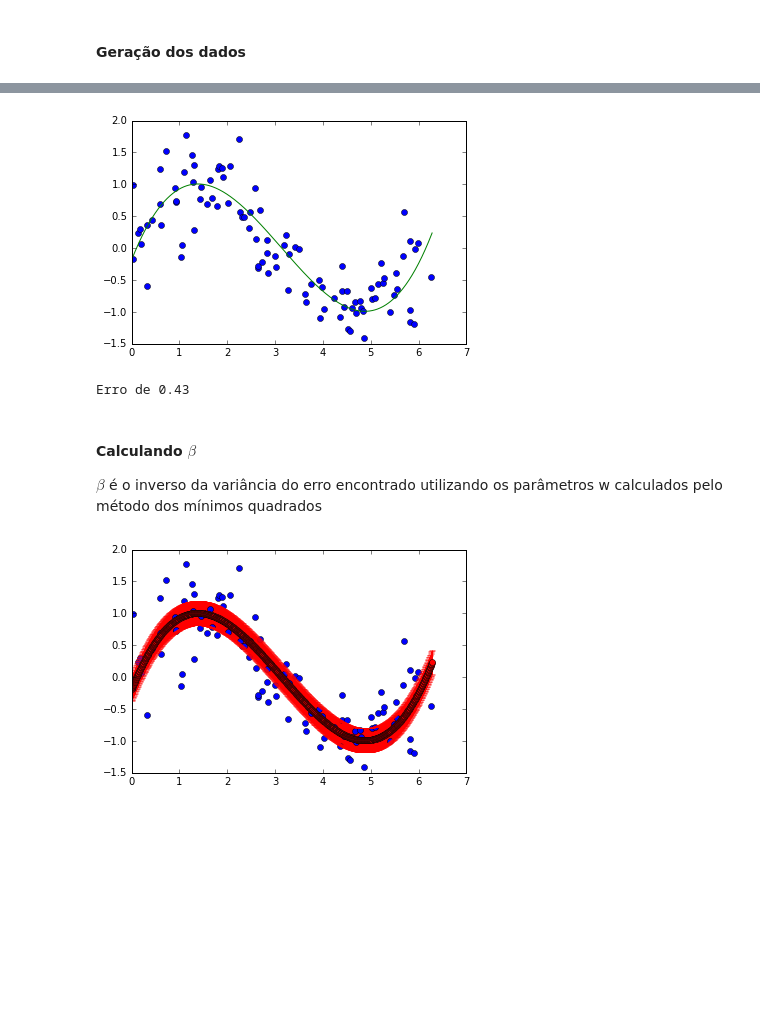
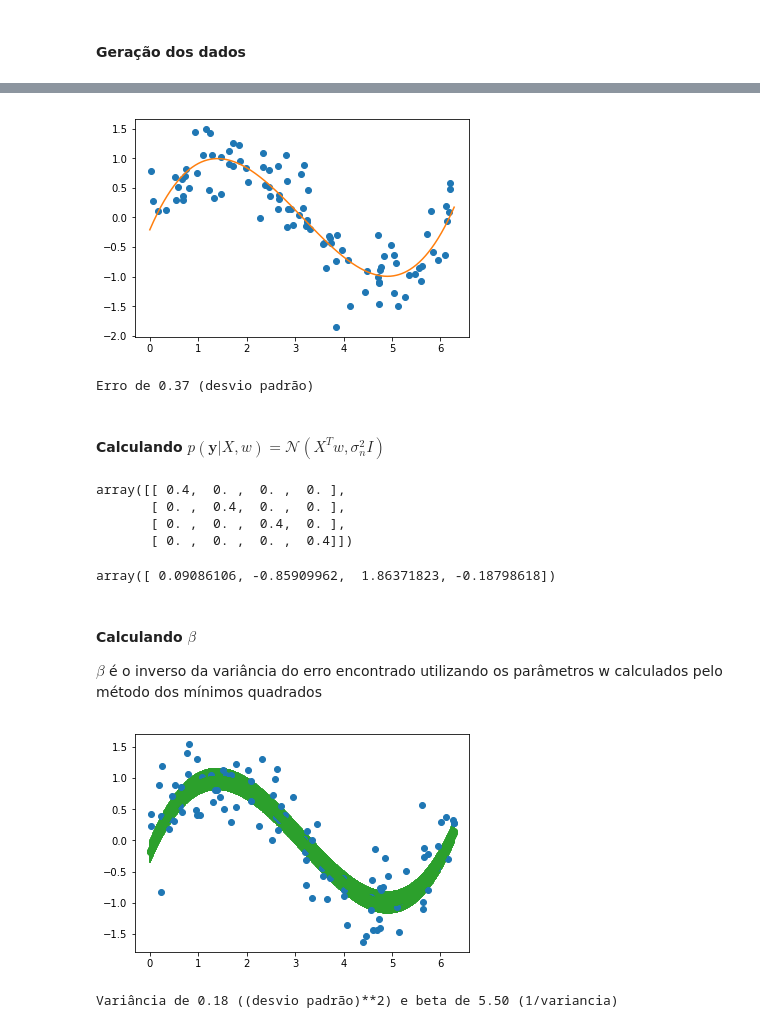
Before and after one commit to lauramoraes/info_theory, a Jupyter notebook: Mínimos quadrados com regularização (Bayesiano).ipynb, the cells around one changed output, grey strips where cells are left out. Cells and saved outputs as stored; diff of their text form; code cells hidden in the pictures; blank space fills up the shorter version.

```diff
--- a/Mínimos quadrados com regularização (Bayesiano).ipynb
+++ b/Mínimos quadrados com regularização (Bayesiano).ipynb
@@ -8,7 +14,10 @@ import matplotlib.pyplot as plt
+# %%
+N = 100
+complexity = 3
+sigma = 0.4
 # %%
-N = 100
 x = np.sort(2*np.pi*np.random.random_sample((N,)))
-e = 0.4 * np.random.randn(N)
+e = sigma * np.random.randn(N)
 y = np.sin(x)
 y_e = y+e
 plt.plot(x,y_e, 'o')
@@ -20,15 +31,17 @@ plt.show()
 # %%
 xp = np.linspace(0, 2*np.pi, 1000)
-z = np.polyfit(x, y, 3)
-p = np.poly1d(z)
+w = np.polyfit(x, y, complexity)
+p = np.poly1d(w)
 plt.plot(x,y_e, 'o')
 plt.plot(xp,p(xp))
 plt.show()
 
 error_array = (p(x) - y_e)**2
 error = np.sum(error_array)
 
-print("Erro de %.2f" % np.sqrt(np.asarray(error)/N))
+print("Erro de %.2f (desvio padrão)" % np.sqrt(np.asarray(error)/N))
 # %% [output]
-[figure, old version]
+[figure, new version]
-Erro de 0.43
+Erro de 0.37 (desvio padrão)
+# %% [markdown]
+#### Calculando $p(\mathbf{y}|X,w) = \mathcal{N}(X^Tw, \sigma_n^2I)$ ####
@@ -35,3 +61,17 @@ Erro de 0.43
+# %%
+x = get_x_matrix(x,complexity)
+covariance = sigma * np.eye(complexity+1)
+covariance
+#normal_multivariate()
+# %% [output]
+array([[ 0.4,  0. ,  0. ,  0. ],
+       [ 0. ,  0.4,  0. ,  0. ],
+       [ 0. ,  0. ,  0.4,  0. ],
+       [ 0. ,  0. ,  0. ,  0.4]])
+# %%
+w
+# %% [output]
+array([ 0.09086106, -0.85909962,  1.86371823, -0.18798618])
 # %% [markdown]
 #### Calculando $\beta$ ####
 $\beta$ é o inverso da variância do erro encontrado utilizando os parâmetros w calculados pelo método dos mínimos quadrados
@@ -43,5 +83,8 @@ plt.plot(x,y_e, 'o')
 plt.plot(xp,p(xp))
 plt.errorbar(xp, p(xp), yerr=variance, fmt='o')
 plt.show()
+
+print("Variância de %.2f ((desvio padrão)**2) e beta de %.2f (1/variancia)" % (variance, beta))
 # %% [output]
-[figure, old version]
+[figure, new version]
+Variância de 0.18 ((desvio padrão)**2) e beta de 5.50 (1/variancia)
```
Also changed, not shown: parts of 5 cells of this notebook.
